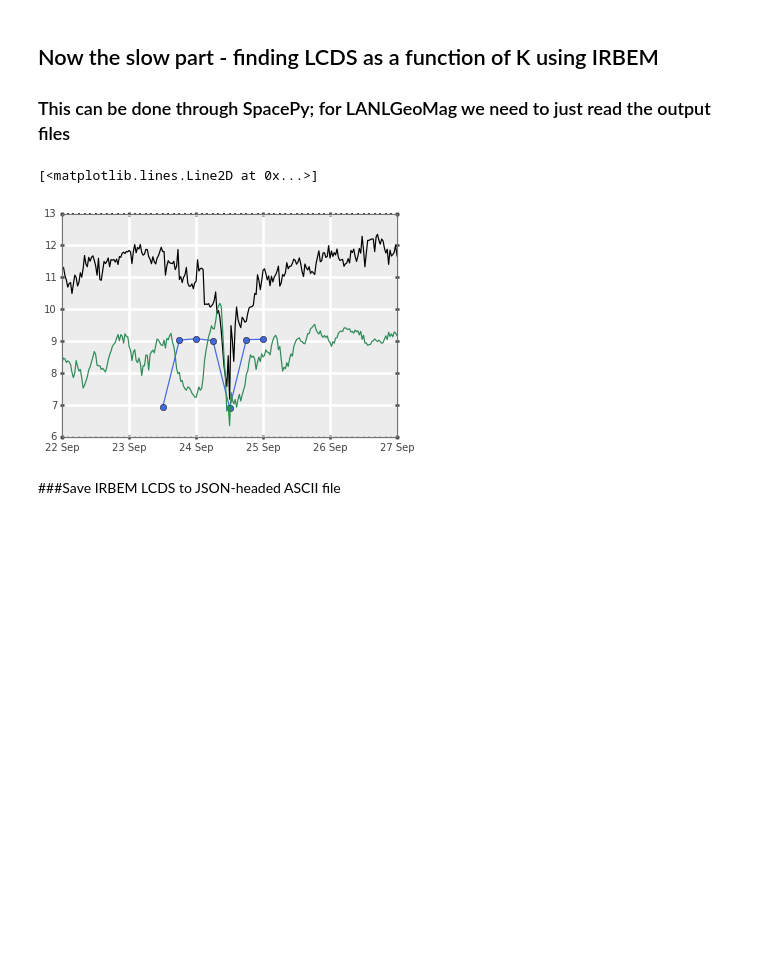
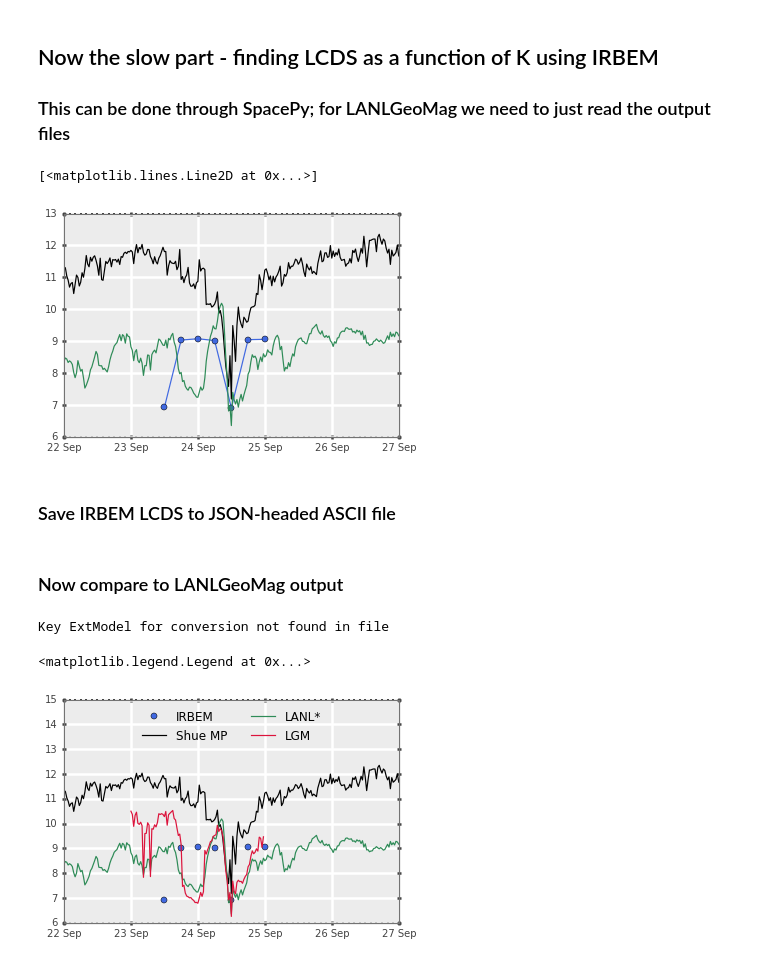
Before and after one commit to drsteve/Notebooks, a Jupyter notebook: LastClosedDriftShell.ipynb, the cells around one changed output. Drawn from its saved outputs; the diff is of its cells as text; code cells hidden in the pictures; blank space fills up the shorter version.

Commit message:
LastClosedDriftShell: load and plot LCDS from LGM

```diff
--- a/LastClosedDriftShell.ipynb
+++ b/LastClosedDriftShell.ipynb
@@ -83,8 +85,10 @@ import spacepy.coordinates as spc
 # %%
 omdata2 = om.get_omni(tt2) #don't use qd1min dbase for now... needs variable renamig, etc.
 # %%
-irb_lcds = ib.find_LCDS_K(tt2, 0.1, extMag='T05', tol=0.1, omnivals=omdata2)
-#once this is done, save output and read it back in here... comment code so we know how we got it
+#irb_lcds = ib.find_LCDS_K(tt2, 0.1, extMag='T05', tol=0.1, omnivals=omdata2)
+###once this is done, save output and read it back in here... comment code so we know how we got it
+import spacepy.datamodel as dm
+irb_lcds = dm.readJSONheadedASCII('irb_lcds.txt')
 # %%
 plt.plot(tt2.UTC, irb_lcds['LCDS'], marker='o')
 splot.applySmartTimeTicks(plt.gca(), tt.UTC)
@@ -92,7 +96,7 @@ plt.plot(tt.UTC, mp, 'k-')
 plt.plot(tt.UTC, lcds['T05'])
 # %% [output]
 [<matplotlib.lines.Line2D at 0x...>]
-[figure, old version]
+[figure, new version]
 # %% [markdown]
-###Save IRBEM LCDS to JSON-headed ASCII file
+### Save IRBEM LCDS to JSON-headed ASCII file
 # %%
@@ -101,0 +106,18 @@ dm.toJSONheadedASCII('irb_lcds.txt', irb_lcds)
+# %% [markdown]
+### Now compare to LANLGeoMag output
+# %%
+#get LGM output from file
+lgm_lcds = dm.readJSONheadedASCII(['20130923_LCDS_TS04.txt','20130924_LCDS_TS04.txt'], convert=True)
+
+#repeat plotting code but add line for LGM
+plt.plot(tt2.UTC, irb_lcds['LCDS'], ls='None', marker='o', label='IRBEM')
+splot.applySmartTimeTicks(plt.gca(), tt.UTC)
+plt.plot(tt.UTC, mp, 'k-', label='Shue MP')
+plt.plot(tt.UTC, lcds['T05'], label='LANL*')
+plt.plot(lgm_lcds['DateTime'], lgm_lcds['LCDS'], label='LGM')
+plt.ylim([6,15])
+plt.legend(ncol=2, loc=9)
+# %% [output]
+Key ExtModel for conversion not found in file
+<matplotlib.legend.Legend at 0x...>
+[figure, added]
```
Also changed, not shown: parts of 7 cells of this notebook.
